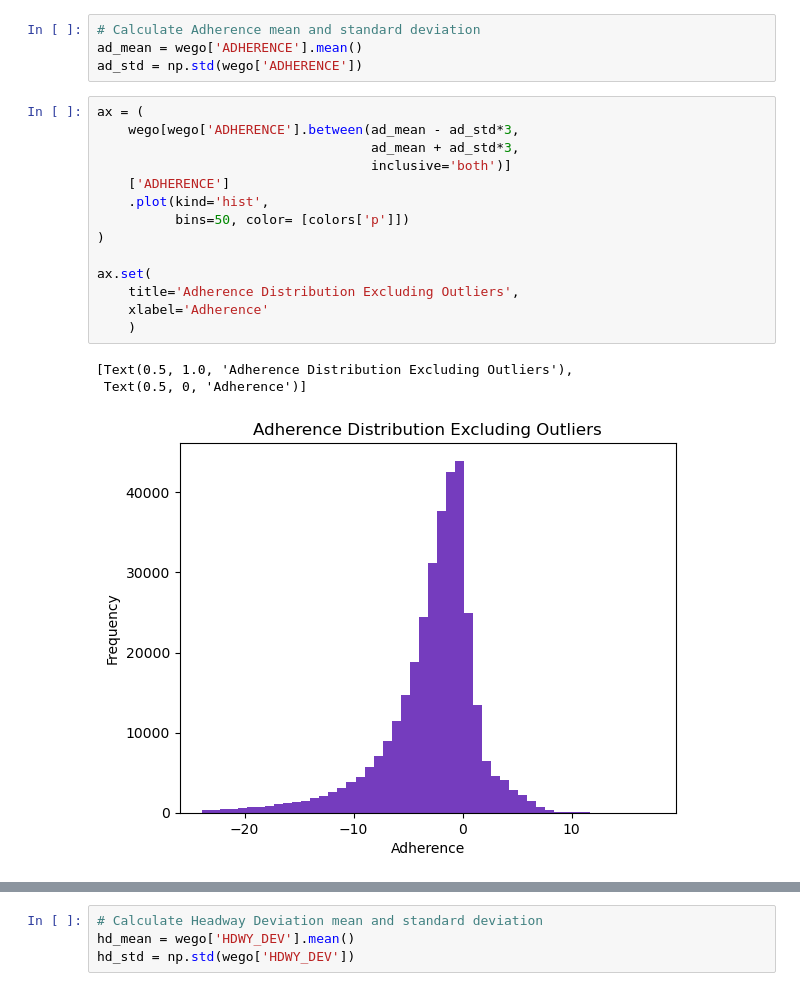
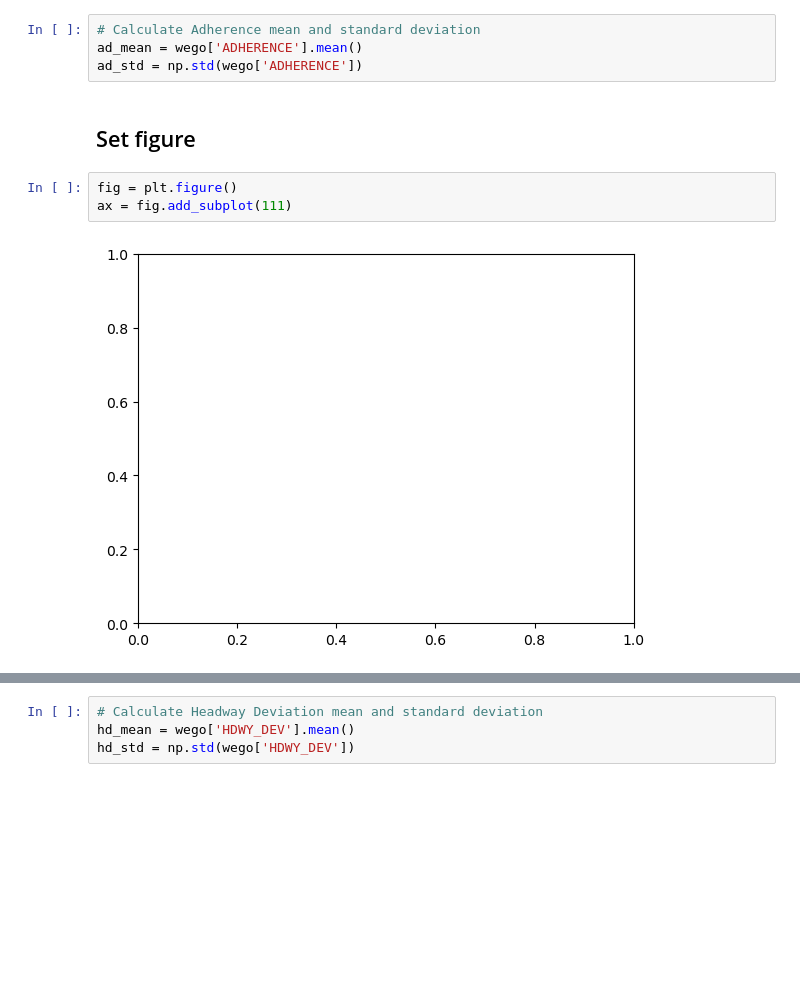
Before and after one commit to NSS-Data-Analytics-Cohort-11/wego-caesars-legion, a Jupyter notebook: notebooks/wego-derekbeistad-caesars-legion.ipynb, the cells around one changed output, grey strips where cells are left out. Cells and saved outputs as stored; diff of their text form; blank space fills up the shorter version.

```diff
--- a/notebooks/wego-derekbeistad-caesars-legion.ipynb
+++ b/notebooks/wego-derekbeistad-caesars-legion.ipynb
@@ -133,21 +164,10 @@ Name: HDWY_DEV, dtype: float64
 # Calculate Adherence mean and standard deviation
 ad_mean = wego['ADHERENCE'].mean()
 ad_std = np.std(wego['ADHERENCE'])
-# %%
-ax = (
-    wego[wego['ADHERENCE'].between(ad_mean - ad_std*3,
-                                   ad_mean + ad_std*3,
-                                   inclusive='both')]
-    ['ADHERENCE']
-    .plot(kind='hist',
-          bins=50, color= [colors['p']])
-)
-
-ax.set(
-    title='Adherence Distribution Excluding Outliers',
-    xlabel='Adherence'
-    )
-# %% [output]
-[Text(0.5, 1.0, 'Adherence Distribution Excluding Outliers'),
- Text(0.5, 0, 'Adherence')]
-[figure, removed]
+# %% [markdown]
+## Set figure
+# %%
+fig = plt.figure()
+ax = fig.add_subplot(111)
+# %% [output]
+[figure, added]
```
Also changed, not shown: parts of 37 cells of this notebook, 20 other files.
